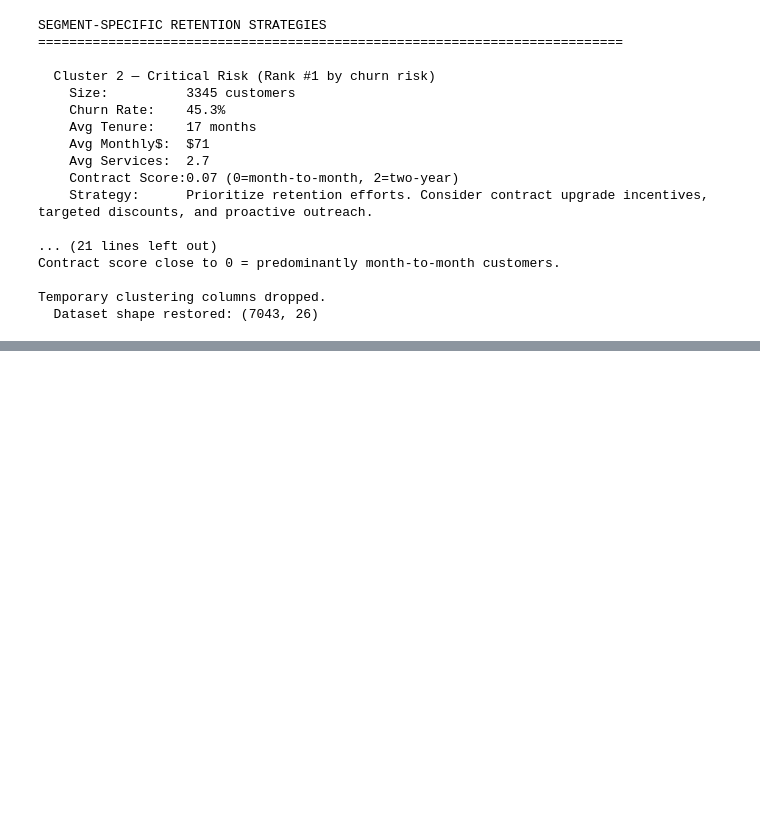
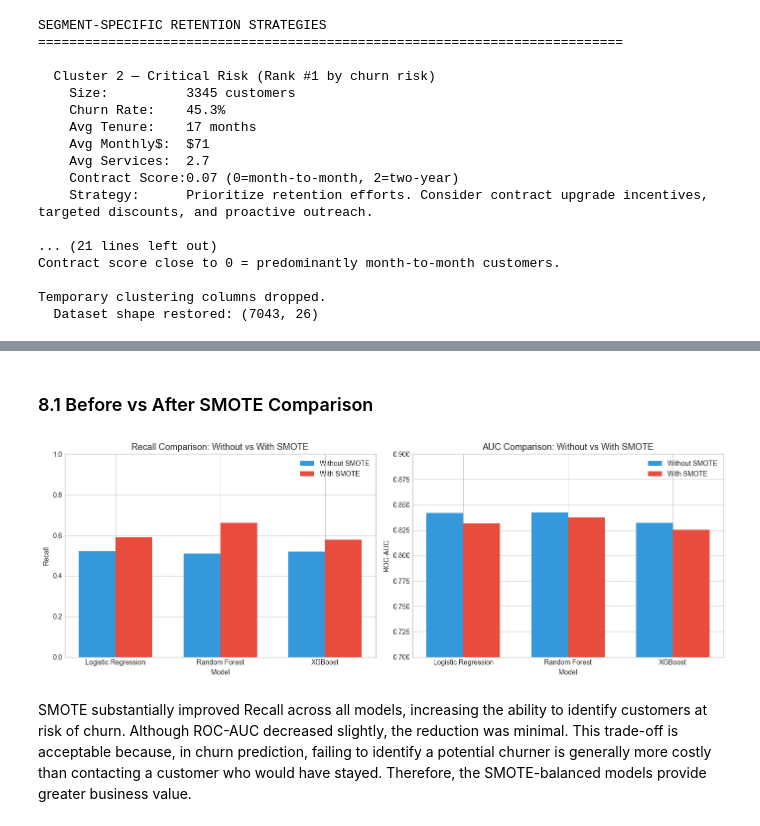
Before and after one commit to mariamTsintsadze/telecom-customer-churn-prediction, a Jupyter notebook: Telco_Customer_Churn_Analysis.ipynb, the cells around one changed output, grey strips where cells are left out. Cells and saved outputs as stored; diff of their text form; code cells hidden in the pictures; blank space fills up the shorter version.

Commit message:
Add machine learning models and SMOTE balancing

```diff
--- a/Telco_Customer_Churn_Analysis.ipynb
+++ b/Telco_Customer_Churn_Analysis.ipynb
@@ -1220,0 +1315,47 @@ Temporary clustering columns dropped.
+# %% [markdown]
+### 8.1 Before vs After SMOTE Comparison
+# %%
+comparison_data = {
+    'Model': ['Logistic Regression', 'Random Forest', 'XGBoost'],
+    'Recall (No SMOTE)': [recall_score(y_test, lr_base_pred), recall_score(y_test, rf_base_pred), recall_score(y_test, xgb_base_pred)],
+    'Recall (With SMOTE)': [recall_score(y_test, lr_pred), recall_score(y_test, rf_pred), recall_score(y_test, xgb_pred)],
+    'AUC (No SMOTE)': [roc_auc_score(y_test, lr_base_prob), roc_auc_score(y_test, rf_base_prob), roc_auc_score(y_test, xgb_base_prob)],
+    'AUC (With SMOTE)': [roc_auc_score(y_test, lr_prob), roc_auc_score(y_test, rf_prob), roc_auc_score(y_test, xgb_prob)]
+}
+
+comp_df = pd.DataFrame(comparison_data)
+
+fig, axes = plt.subplots(1, 2, figsize=(14, 5))
+
+x = np.arange(3)
+width = 0.35
+axes[0].bar(x - width/2, comp_df['Recall (No SMOTE)'], width, label='Without SMOTE', color='#3498db')
+axes[0].bar(x + width/2, comp_df['Recall (With SMOTE)'], width, label='With SMOTE', color='#e74c3c')
+axes[0].set_xlabel('Model')
+axes[0].set_ylabel('Recall')
+axes[0].set_title('Recall Comparison: Without vs With SMOTE', fontsize=13)
+axes[0].set_xticks(x)
+axes[0].set_xticklabels(comp_df['Model'])
+axes[0].legend()
+axes[0].set_ylim(0, 1)
+
+axes[1].bar(x - width/2, comp_df['AUC (No SMOTE)'], width, label='Without SMOTE', color='#3498db')
+axes[1].bar(x + width/2, comp_df['AUC (With SMOTE)'], width, label='With SMOTE', color='#e74c3c')
+axes[1].set_xlabel('Model')
+axes[1].set_ylabel('ROC-AUC')
+axes[1].set_title('AUC Comparison: Without vs With SMOTE', fontsize=13)
+axes[1].set_xticks(x)
+axes[1].set_xticklabels(comp_df['Model'])
+axes[1].legend()
+axes[1].set_ylim(0.7, 0.9)
+
+plt.tight_layout()
+plt.savefig('smote_comparison.png', dpi=150, bbox_inches='tight')
+plt.show()
+
+# print("\nKey Insight: SMOTE improves Recall (catching churners) while maintaining strong AUC.")
+# print("This is critical for the business — a missed churner is a lost customer.")
+# %% [output]
+[figure, added]
+# %% [markdown]
+SMOTE substantially improved Recall across all models, increasing the ability to identify customers at risk of churn. Although ROC-AUC decreased slightly, the reduction was minimal. This trade-off is acceptable because, in churn prediction, failing to identify a potential churner is generally more costly than contacting a customer who would have stayed. Therefore, the SMOTE-balanced models provide greater business value.
```
Also changed, not shown: parts of 6 cells of this notebook.
